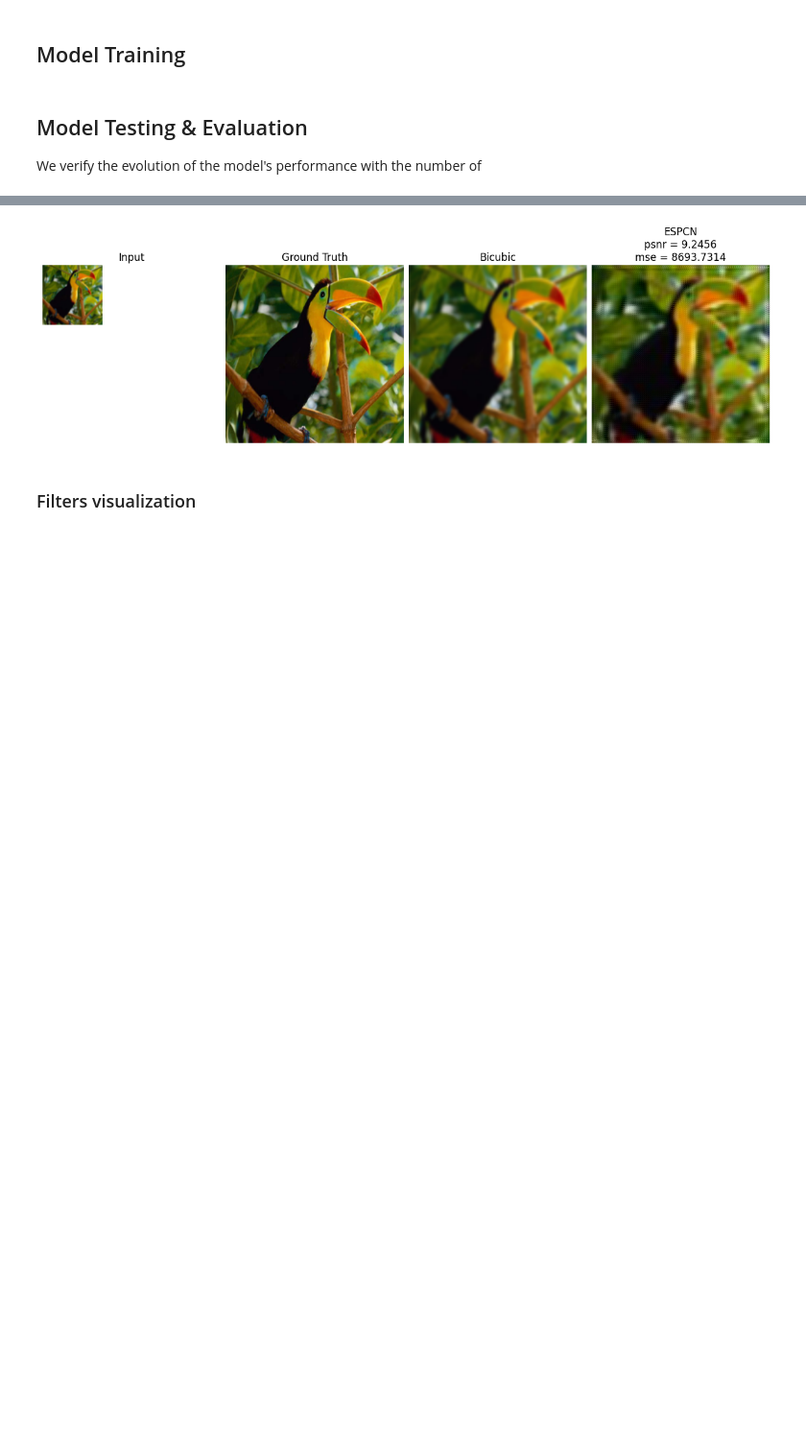
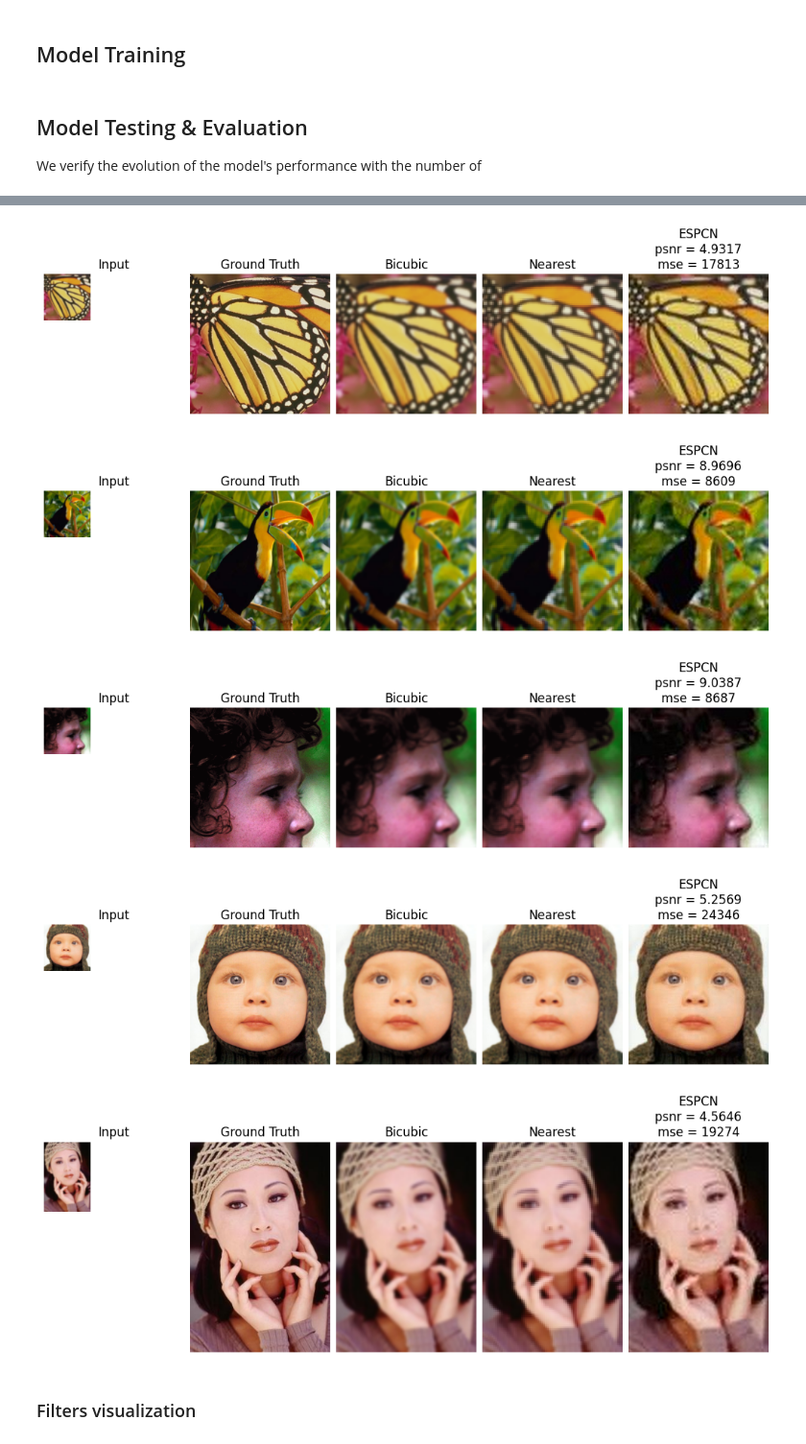
Before and after one commit to pedro-cardoso16/Super-Resolution, a Jupyter notebook: super_resolution.ipynb, the cells around one changed output, grey strips where cells are left out. Shown at 96% size. Saved outputs shown, nothing was run; the diff lists cells and outputs as text; code cells hidden in the pictures; blank space fills up the shorter version.

```diff
--- a/super_resolution.ipynb
+++ b/super_resolution.ipynb
@@ -40,14 +42,14 @@ train_loader = DataLoader(train_set, batch_size=32, shuffle=True)
 test_loader = DataLoader(test_set, batch_size=32, shuffle=True)
 
 model = ESPCN(upscale_factor)
-optimizer = torch.optim.Adam(model.parameters())
+optimizer = torch.optim.Adam(model.parameters(), lr=0.01)
 mse_loss = torch.nn.MSELoss()
 # %% [markdown]
 ## Model Training
 # %%
-epochs: int = 10
+epochs: int = 500
 
-for epoch in tqdm(range(epochs)):
+for epoch in tqdm(range(epochs),"Epochs"):
 
     # epoch training
     for input, target in train_loader:
@@ -68,8 +70,8 @@ for epoch in tqdm(range(epochs)):
     torch.save(
         model,
         os.path.join(
-            "tmp",".model_parameters",
-            f"model-epoch_{epoch+1:03d}-upscale_factor_{upscale_factor:03d}.pth",
+            ".models",
+            f"model-{epoch+1:03d}-ups-{upscale_factor:03d}.pth",
         ),
     )
 # %% [markdown]
@@ -142,15 +83,12 @@ img_out.save("tmp/output_file.jpg")
 set5_path = "Images/Set5"
 images = os.listdir(set5_path)
 
-from torcheval.metrics.functional import peak_signal_noise_ratio, mean_squared_error
-
-# import torchvision.transforms.functional
 
 model = torch.load(
-    "tmp/.model_parameters/model-epoch_010-upscale_factor_003.pth", weights_only=False
+    ".models/model-500-ups-003.pth", weights_only=False
 )
 
-for img in images[:-3]:
+for img in images:
     img = os.path.join(set5_path, img)
 
     x = load_img(img)
@@ -164,54 +102,63 @@ for img in images[:-3]:
         target, (crop_size_h, crop_size_v)
     )
 
     img_original = PIL.Image.open(img).copy()
     img_in = downsample_image(img, out="tmp/my_downsampled_image.jpg")
     fp_in = "tmp/my_downsampled_image.jpg"
 
     input, cb, cr = image_to_input(fp_in)
 
     out = model(input)
     img_out = output_to_image(out, cb, cr)
 
     psnr = peak_signal_noise_ratio(
         target.view(crop_size_h, crop_size_v), out.view(crop_size_h, crop_size_v)
     ).item()
     mse = mean_squared_error(
         target.view(crop_size_h, crop_size_v), out.view(crop_size_h, crop_size_v)
     ).item()
 
-    img_in_upscaled = img_in.resize(img_out.size, PIL.Image.BICUBIC)
+    img_bicubic = img_in.resize(img_out.size, PIL.Image.Resampling.BICUBIC)
+    img_nearest = img_in.resize(img_out.size, PIL.Image.Resampling.NEAREST)
 
     img_out.save("tmp/asd.jpg")
 
 
-fig, axs = plt.subplots(
-    1, 4, figsize=(12, 6), sharex=True, sharey=True, constrained_layout=True
-)
-ax_iter = iter(axs)
+    fig, axs = plt.subplots(
+        1, 5, figsize=(10,4), sharex=True, sharey=True, constrained_layout=True
+    )
+    ax_iter = iter(axs)
 
-ax = next(ax_iter)
-ax.imshow(img_in)
-ax.set_title("Input")
-ax = next(ax_iter)
-ax.imshow(img_original)
+    ax = next(ax_iter)
+    ax.imshow(img_in)
+    ax.set_title("Input")
+    ax = next(ax_iter)
+    ax.imshow(img_original)
 
-ax.set_title("Ground Truth")
+    ax.set_title("Ground Truth")
 
-ax = next(ax_iter)
-ax.imshow(img_in_upscaled)
-ax.set_title("Bicubic")
+    ax = next(ax_iter)
+    ax.imshow(img_bicubic)
+    ax.set_title("Bicubic")
 
-ax = next(ax_iter)
-ax.imshow(img_out)
-ax.set_title(f"ESPCN\n{psnr = :.4f}\n{mse = :.4f}")
+    ax = next(ax_iter)
+    ax.imshow(img_nearest)
+    ax.set_title("Nearest")
 
-for ax in axs:
-    ax.axis("off")  # remove the ticks
+    ax = next(ax_iter)
+    ax.imshow(img_out)
+    ax.set_title(f"ESPCN\n{psnr = :.4f}\n{mse = :.0f}")
 
-plt.show()
+    for ax in axs:
+        ax.axis("off")  # remove the ticks
+
+    plt.show()
 # %% [output]
-[figure, old version]
+[figure, new version]
+[figure, added]
+[figure, added]
+[figure, added]
+[figure, added]
 # %% [markdown]
 ### Filters visualization
 # %%
```
Also changed, not shown: parts of 6 cells of this notebook, 8 other files.
